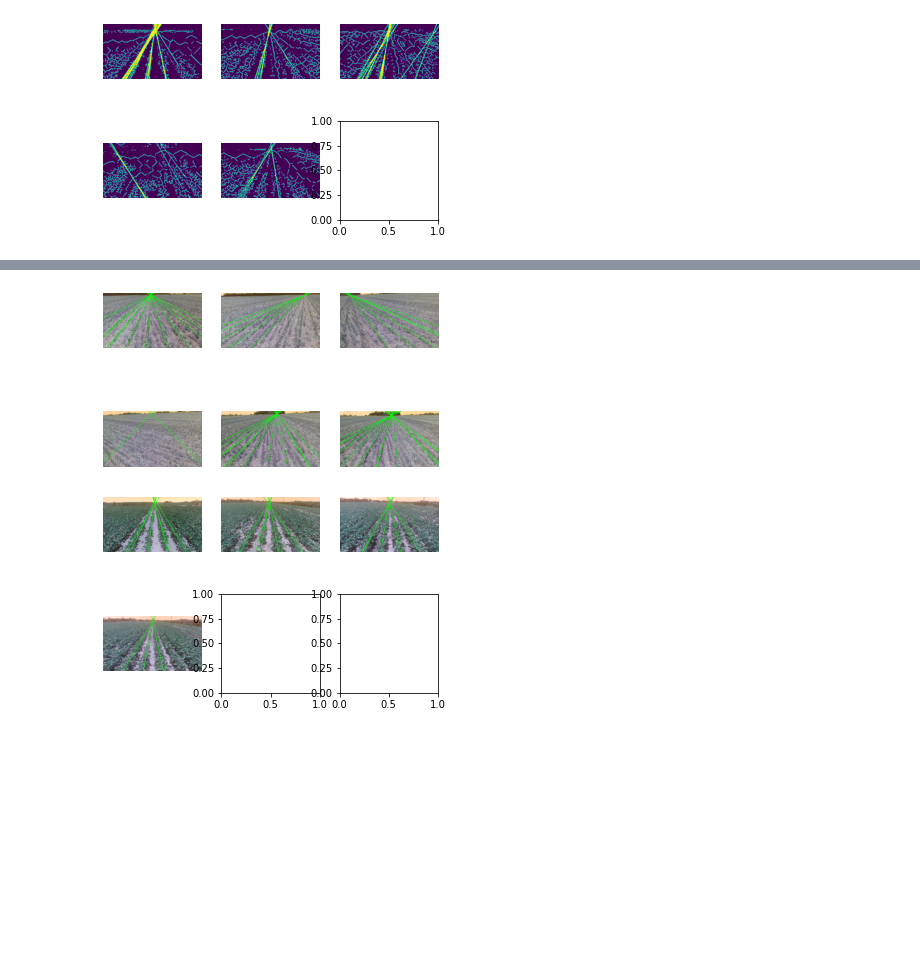
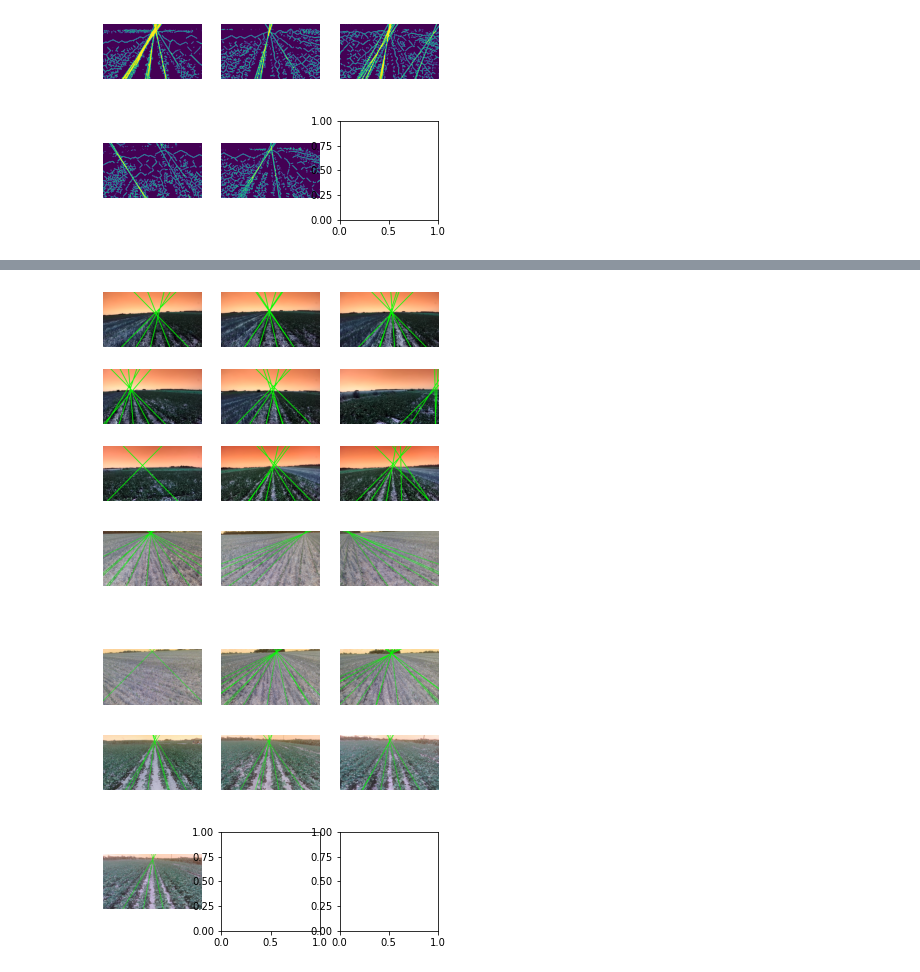
Before and after one commit to soncininicolas/dip_crop_field, a Jupyter notebook: crop_row_detection/crop_row_detection.ipynb, the cells around one changed output, grey strips where cells are left out. Saved outputs shown, nothing was run; the diff lists cells and outputs as text; code cells hidden in the pictures; blank space fills up the shorter version.

```diff
--- a/crop_row_detection/crop_row_detection.ipynb
+++ b/crop_row_detection/crop_row_detection.ipynb
@@ -354,4 +373,68 @@ fig.show()
 # %%
+trd_solution = []
+for idx_img,candidates in enumerate(trd_candidates):
+
+    # Intersection of all lines, except those from the same category
+    categories = list(candidates.keys())
+    pair_of_lines = []
+    skyline_min = 0
+    skyline_max = 150
+    for i in range(len(categories) - 1):
+        for j in range(1,len(categories)-i):
+            for k in candidates[categories[i+j]]:
+                for l in candidates[categories[i]]:
+                    line = TwoLines(l,k)
+                    # print(line.intersection[0][1])
+                    y_intersection = line.intersection[0][1]
+                    if y_intersection > skyline_min and y_intersection < skyline_max:
+                        pair_of_lines.append(TwoLines(l,k))
+
+    pair_of_lines = np.array(pair_of_lines)
+
+    # Estimate the coordinates of the intersections
+    line_intersections = [l.intersection for l in pair_of_lines]
+
+    # Apply DBSCAN to find clusters of intersections and potential outliers
+    labels = apply_dbscan(line_intersections)
+
+    # print(labels)
+    try:
+        non_negative_values, counts = np.unique(labels[labels >= 0], return_counts=True)
+        most_frequent_index = np.argmax(counts)
+        most_frequent_label = non_negative_values[most_frequent_index]
+    except ValueError:
+        continue
+
+    # Filter out outliers
+    # non_outlier_indices = np.where(labels != -1)[0]
+    # flattened_data = [point[0] for point in line_intersections]
+    # non_outlier_data = [flattened_data[i] for i in non_outlier_indices]
+    # non_outlier_labels = labels[non_outlier_indices]
+
+
+    # Filter lines
+    # Is this the best method to choose the vanishing point?
+    indices = np.where(labels == most_frequent_label)
+    img_2 = np.copy(trd_images[idx_img])
+    # print(pair_of_lines[indices])
+    already_used_categories = []
+    for p in pair_of_lines[indices]:
+        cat_1 = p.line1.category
+        cat_2 = p.line2.category
+        if cat_1 in already_used_categories and cat_2 in already_used_categories:
+            continue
+        if cat_1 not in already_used_categories:
+            already_used_categories.append(cat_1)
+            pt1, pt2 = points_from_line(p.line1.rho, p.line1.theta, c)
+            cv2.line(img_2, pt1, pt2, (0,255,0), 3, cv2.LINE_AA)
+        if cat_2 not in already_used_categories:
+            already_used_categories.append(cat_2)
+            pt1, pt2 = points_from_line(p.line2.rho, p.line2.theta, c)
+            cv2.line(img_2, pt1, pt2, (0,255,0), 3, cv2.LINE_AA)
+    trd_solution.append(img_2)
+fig, axs = plot_images_grid(trd_solution)
+fig.show()
+
 z22_solution = []
 for idx_img,candidates in enumerate(z22_candidates):
 
@@ -454,32 +537,33 @@ for idx_img,candidates in enumerate(z23_candidates):
     # Filter out outliers
     # non_outlier_indices = np.where(labels != -1)[0]
     # flattened_data = [point[0] for point in line_intersections]
     # non_outlier_data = [flattened_data[i] for i in non_outlier_indices]
     # non_outlier_labels = labels[non_outlier_indices]
 
 
     # Filter lines
     # Is this the best method to choose the vanishing point?
     indices = np.where(labels == most_frequent_label)
     img_2 = np.copy(z23_images[idx_img])
     # print(pair_of_lines[indices])
     already_used_categories = []
     for p in pair_of_lines[indices]:
         cat_1 = p.line1.category
         cat_2 = p.line2.category
         if cat_1 in already_used_categories and cat_2 in already_used_categories:
             continue
         if cat_1 not in already_used_categories:
             already_used_categories.append(cat_1)
             pt1, pt2 = points_from_line(p.line1.rho, p.line1.theta, c)
             cv2.line(img_2, pt1, pt2, (0,255,0), 3, cv2.LINE_AA)
         if cat_2 not in already_used_categories:
             already_used_categories.append(cat_2)
             pt1, pt2 = points_from_line(p.line2.rho, p.line2.theta, c)
             cv2.line(img_2, pt1, pt2, (0,255,0), 3, cv2.LINE_AA)
     z23_solution.append(img_2)
 fig, axs = plot_images_grid(z23_solution)
 fig.show()
 # %% [output]
-[figure, old version]
+[figure, new version]
-[figure, old version]
+[figure, new version]
+[figure, added]
```
Also changed, not shown: parts of 2 cells of this notebook.
